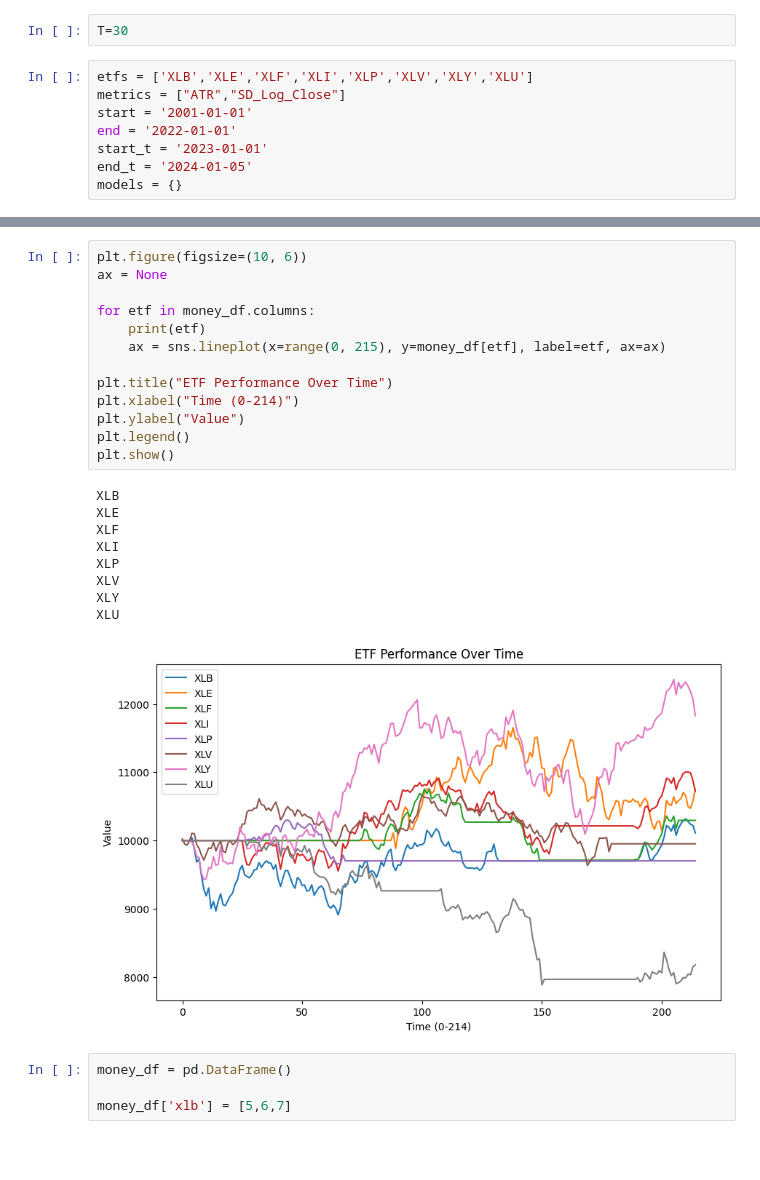
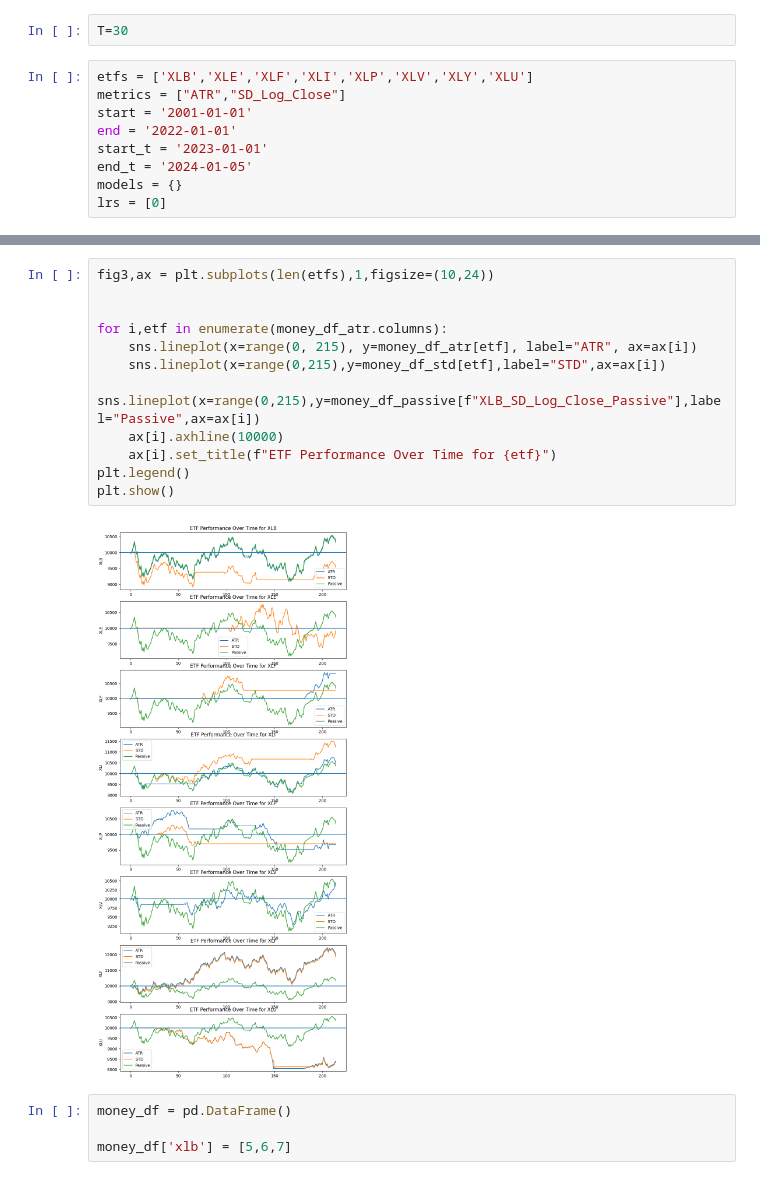
Before and after one commit to AkshayMurthy1/lstm-atr-prediction, a Jupyter notebook: stock-data/full_sim_tests.ipynb, the cells around one changed output, grey strips where cells are left out. Saved outputs shown, nothing was run; the diff lists cells and outputs as text; blank space fills up the shorter version.

Commit message:
graphed the performance on different etfs and tried reenforcement learning

```diff
--- a/stock-data/full_sim_tests.ipynb
+++ b/stock-data/full_sim_tests.ipynb
@@ -26,4 +26,5 @@ end = '2022-01-01'
 start_t = '2023-01-01'
 end_t = '2024-01-05'
 models = {}
+lrs = [0]
 # %%
@@ -146,27 +150,18 @@ money_df
 215 rows × 8 columns
 # %%
-plt.figure(figsize=(10, 6))
-ax = None
+fig3,ax = plt.subplots(len(etfs),1,figsize=(10,24))
 
-for etf in money_df.columns:
-    print(etf)
-    ax = sns.lineplot(x=range(0, 215), y=money_df[etf], label=etf, ax=ax)
 
-plt.title("ETF Performance Over Time")
-plt.xlabel("Time (0-214)")
-plt.ylabel("Value")
+for i,etf in enumerate(money_df_atr.columns):
+    sns.lineplot(x=range(0, 215), y=money_df_atr[etf], label="ATR", ax=ax[i])
+    sns.lineplot(x=range(0,215),y=money_df_std[etf],label="STD",ax=ax[i])
+    sns.lineplot(x=range(0,215),y=money_df_passive[f"XLB_SD_Log_Close_Passive"],label="Passive",ax=ax[i])
+    ax[i].axhline(10000)
+    ax[i].set_title(f"ETF Performance Over Time for {etf}")
 plt.legend()
 plt.show()
 # %% [output]
-XLB
-XLE
-XLF
-XLI
-XLP
-XLV
-XLY
-XLU
-[figure, old version]
+[figure, new version]
 # %%
 money_df = pd.DataFrame()
 
```
Also changed, not shown: parts of 5 cells of this notebook, 14 other files.
